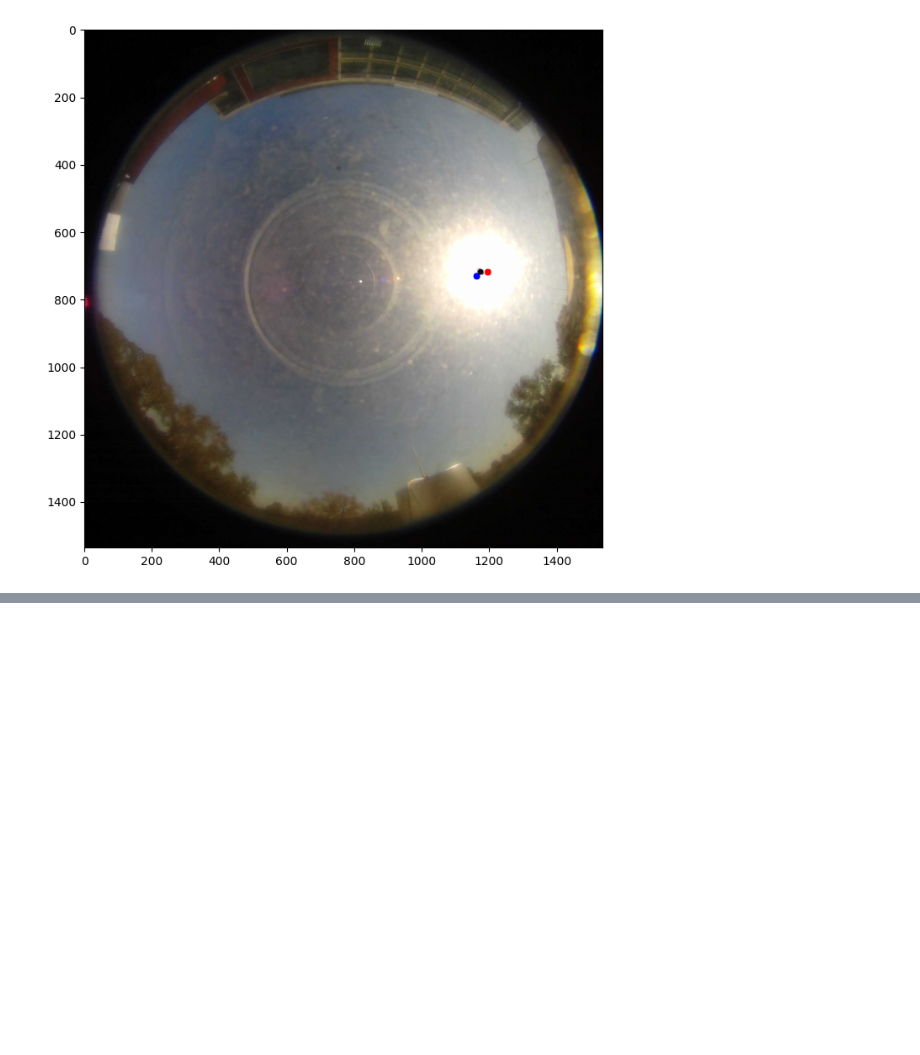
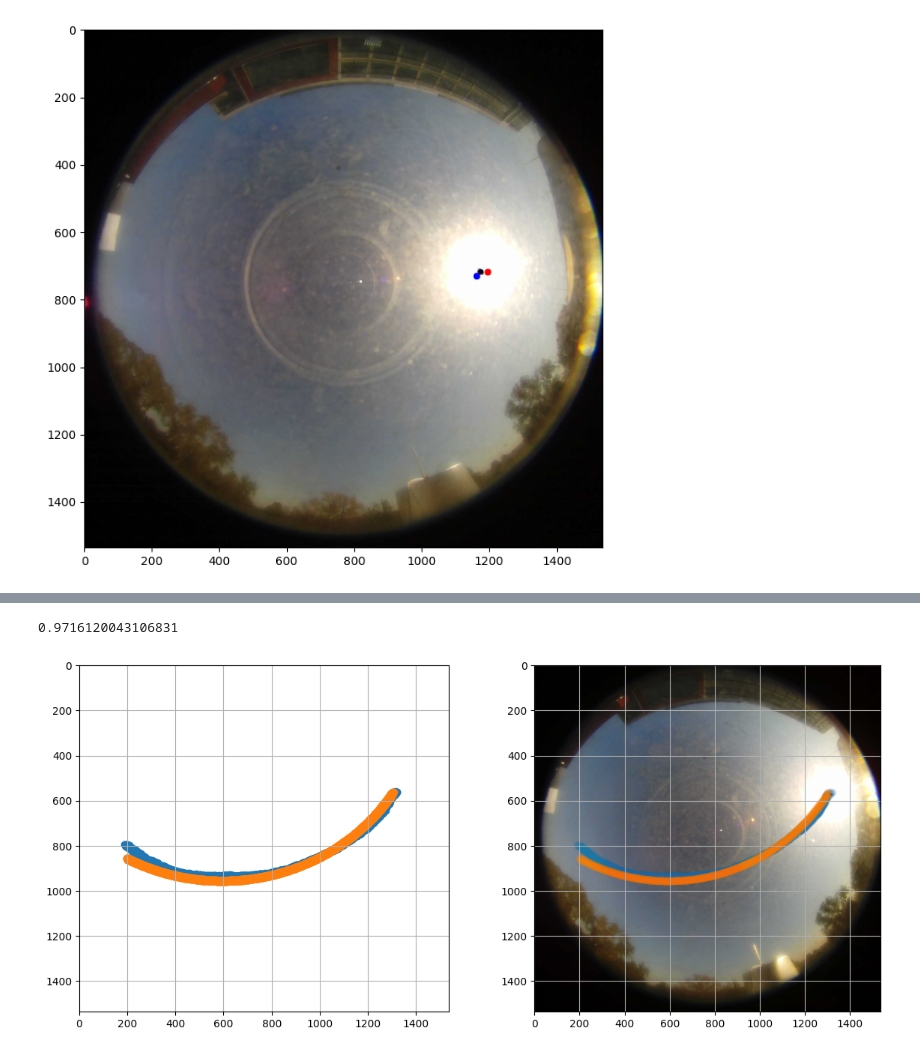
Before and after one commit to PUTvision/solar-irradiance, a Jupyter notebook: notebooks/sun_tracking.ipynb, the cells around one changed output, grey strips where cells are left out. Drawn from its saved outputs; the diff is of its cells as text; code cells hidden in the pictures; blank space fills up the shorter version.

```diff
--- a/notebooks/sun_tracking.ipynb
+++ b/notebooks/sun_tracking.ipynb
@@ -143 +219,31 @@ for timestamp in tqdm(sorted(Path('./20140816/').glob('*.jpg'))):
+# %%
+offset = 165
+pvlib_x = []
+pvlib_y = []
+
+for img_path in tqdm(proper_img_list):
+    timestamp = img_path.stem
+    sX, sY = calculate_sun_center_in_image(timestamp, (1536, 1536), offset=offset)
+    pvlib_x.append(sX)
+    pvlib_y.append(sY)
+
+print(r2_score(np.stack([pvlib_x, pvlib_y], axis=-1), y_pred))
+
+fig, ax = plt.subplots(1, 2, figsize=(14, 6))
+
+ax[0].scatter(x=pred_x, y=pred_y)
+ax[0].scatter(x=pvlib_x, y=pvlib_y)
+ax[0].set_xlim((0, 1536))
+ax[0].set_ylim((1536, 0))
+ax[0].grid(True)
+
+ax[1].imshow(img_rgb)
+ax[1].scatter(x=pred_x, y=pred_y, alpha=0.05)
+ax[1].scatter(x=pvlib_x, y=pvlib_y, alpha=0.05)
+ax[1].set_xlim((0, 1536))
+ax[1].set_ylim((1536, 0))
+ax[1].grid(True)
+# %% [output]
+0.9716120043106831
+[figure, added]
 # %%
```
Also changed, not shown: parts of 10 cells of this notebook.
